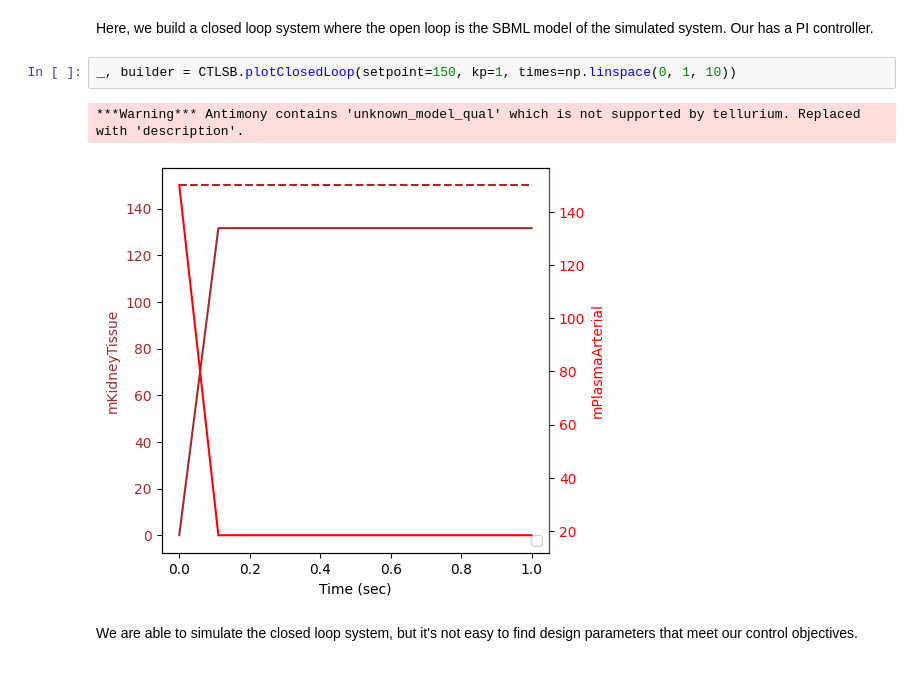
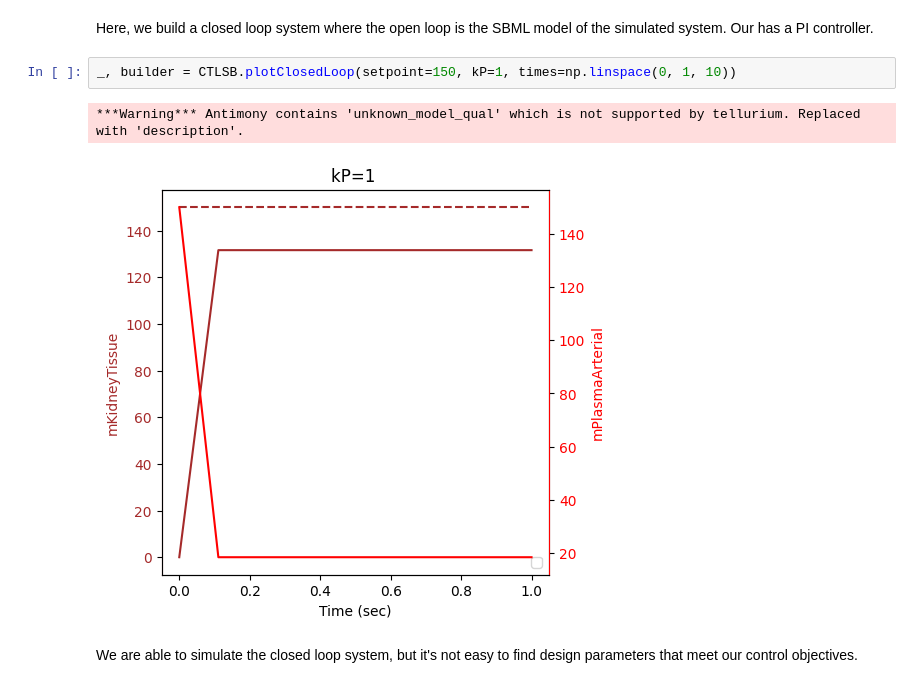
Before and after one commit to ModelEngineering/controlSBML, a Jupyter notebook: examples/Analysis-of-Metformin.ipynb, the cells around one changed output. Drawn from its saved outputs; the diff is of its cells as text.

```diff
--- a/examples/Analysis-of-Metformin.ipynb
+++ b/examples/Analysis-of-Metformin.ipynb
@@ -106,10 +106,10 @@ Having an infinite bandwidth means that the open loop system is very suspectible
 # %% [markdown]
 Here, we build a closed loop system where the open loop is the SBML model of the simulated system. Our has a PI controller.
 # %%
-_, builder = CTLSB.plotClosedLoop(setpoint=150, kp=1, times=np.linspace(0, 1, 10))
+_, builder = CTLSB.plotClosedLoop(setpoint=150, kP=1, times=np.linspace(0, 1, 10))
 # %% [output]
 ***Warning*** Antimony contains 'unknown_model_qual' which is not supported by tellurium. Replaced with 'description'.
-[figure, old version]
+[figure, new version]
 # %% [markdown]
 We are able to simulate the closed loop system, but it's not easy to find design parameters that meet our control objectives.
 # %% [markdown]
```
Also changed, not shown: parts of 2 cells of this notebook, 3 other files.
